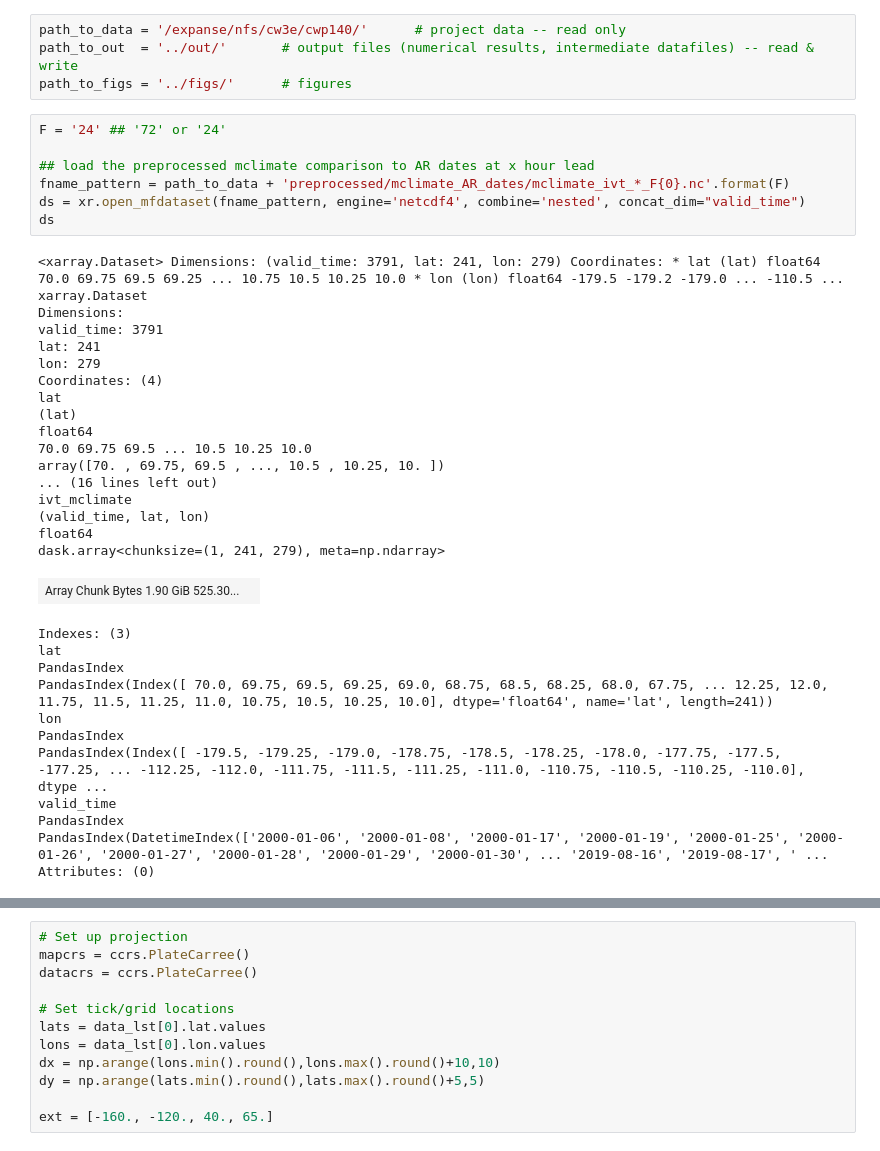
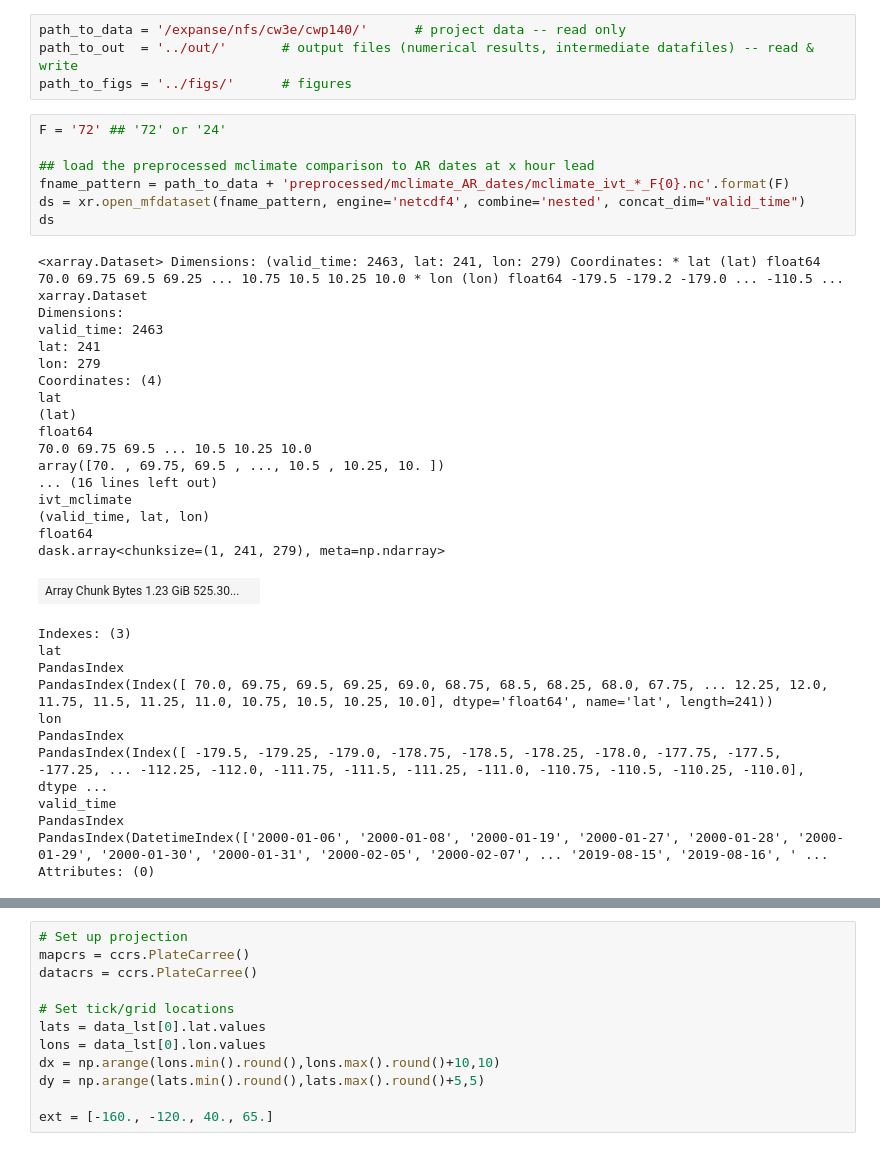
Before and after one commit to dlnash/SEAK_AR_impacts, a Jupyter notebook: analysis/mclimate_composites-compute_AR-days.ipynb, the cells around one changed output, grey strips where cells are left out. Cells and saved outputs as stored; diff of their text form.

```diff
--- a/analysis/mclimate_composites-compute_AR-days.ipynb
+++ b/analysis/mclimate_composites-compute_AR-days.ipynb
@@ -32,31 +39,31 @@ path_to_data = '/expanse/nfs/cw3e/cwp140/'      # project data -- read only
 path_to_out  = '../out/'       # output files (numerical results, intermediate datafiles) -- read & write
 path_to_figs = '../figs/'      # figures
 # %%
-F = '24' ## '72' or '24'
+F = '72' ## '72' or '24'
 
 ## load the preprocessed mclimate comparison to AR dates at x hour lead
 fname_pattern = path_to_data + 'preprocessed/mclimate_AR_dates/mclimate_ivt_*_F{0}.nc'.format(F)
 ds = xr.open_mfdataset(fname_pattern, engine='netcdf4', combine='nested', concat_dim="valid_time")
 ds
 # %% [output]
-<xarray.Dataset> Dimensions: (valid_time: 3791, lat: 241, lon: 279) Coordinates: * lat (lat) float64 70.0 69.75 69.5 69.25 ... 10.75 10.5 10.25 10.0 * lon (lon) float64 -179.5 -179.2 -179.0 ... -110.5 ...
+<xarray.Dataset> Dimensions: (valid_time: 2463, lat: 241, lon: 279) Coordinates: * lat (lat) float64 70.0 69.75 69.5 69.25 ... 10.75 10.5 10.25 10.0 * lon (lon) float64 -179.5 -179.2 -179.0 ... -110.5 ...
 xarray.Dataset
 Dimensions:
-valid_time: 3791
+valid_time: 2463
 lat: 241
 lon: 279
 Coordinates: (4)
 lat
 (lat)
 float64
 70.0 69.75 69.5 ... 10.5 10.25 10.0
 array([70. , 69.75, 69.5 , ..., 10.5 , 10.25, 10. ])
 ... (16 lines left out)
 ivt_mclimate
 (valid_time, lat, lon)
 float64
 dask.array<chunksize=(1, 241, 279), meta=np.ndarray>
-| Array Chunk Bytes 1.90 GiB 525.30... |  |
+| Array Chunk Bytes 1.23 GiB 525.30... |  |
 Indexes: (3)
 lat
 PandasIndex
@@ -66,7 +73,7 @@ PandasIndex
 PandasIndex(Index([ -179.5, -179.25, -179.0, -178.75, -178.5, -178.25, -178.0, -177.75, -177.5, -177.25, ... -112.25, -112.0, -111.75, -111.5, -111.25, -111.0, -110.75, -110.5, -110.25, -110.0], dtype ...
 valid_time
 PandasIndex
-PandasIndex(DatetimeIndex(['2000-01-06', '2000-01-08', '2000-01-17', '2000-01-19', '2000-01-25', '2000-01-26', '2000-01-27', '2000-01-28', '2000-01-29', '2000-01-30', ... '2019-08-16', '2019-08-17', ' ...
+PandasIndex(DatetimeIndex(['2000-01-06', '2000-01-08', '2000-01-19', '2000-01-27', '2000-01-28', '2000-01-29', '2000-01-30', '2000-01-31', '2000-02-05', '2000-02-07', ... '2019-08-15', '2019-08-16', ' ...
 Attributes: (0)
 # %%
 ## split by community and impact dates
```
Also changed, not shown: parts of 5 cells of this notebook, 40 other files.
